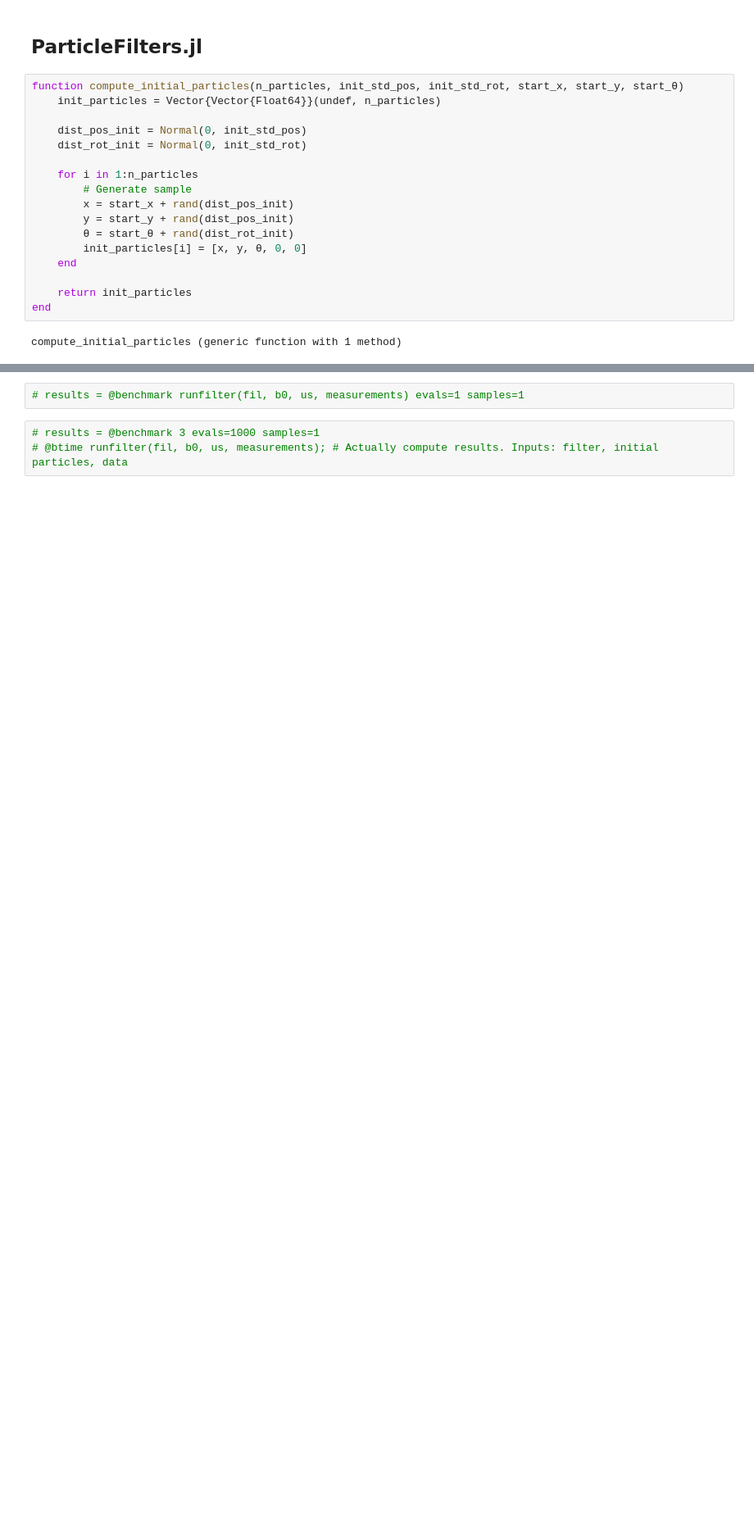
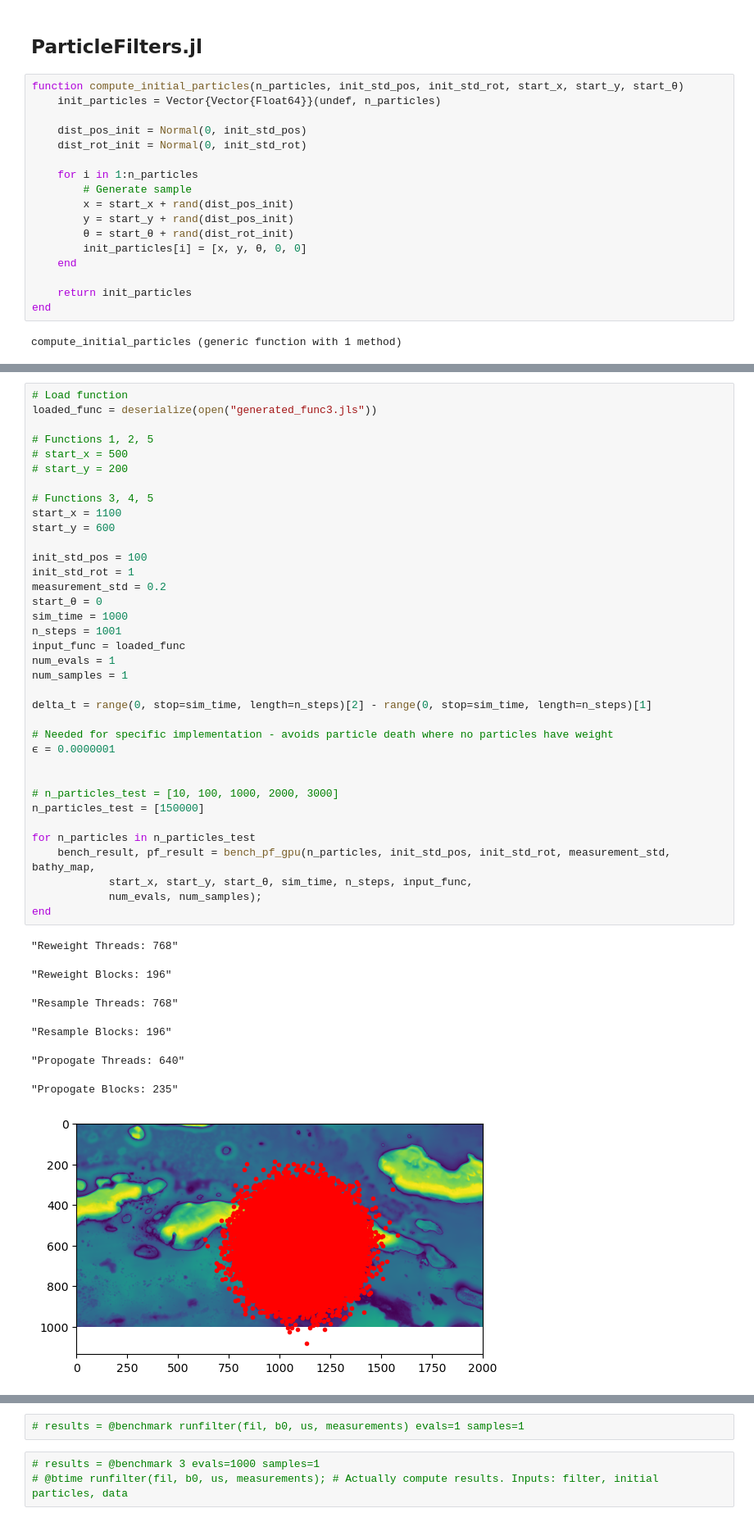
Before and after one commit to AmyPhung/GPUParticleFilter.jl, a Jupyter notebook: benchmarking.ipynb, the cells around one changed output, grey strips where cells are left out. Shown at 82% size. Cells and saved outputs as stored; diff of their text form; blank space fills up the shorter version.

```diff
--- a/benchmarking.ipynb
+++ b/benchmarking.ipynb
@@ -754,0 +623,44 @@ STATE_VEC_SIZE = 5 # x, y, θ, linear velocity, angular velocity
+# %%
+# Load function
+loaded_func = deserialize(open("generated_func3.jls"))
+
+# Functions 1, 2, 5
+# start_x = 500
+# start_y = 200
+
+# Functions 3, 4, 5
+start_x = 1100
+start_y = 600
+
+init_std_pos = 100
+init_std_rot = 1
+measurement_std = 0.2
+start_θ = 0
+sim_time = 1000
+n_steps = 1001
+input_func = loaded_func
+num_evals = 1
+num_samples = 1
+
+delta_t = range(0, stop=sim_time, length=n_steps)[2] - range(0, stop=sim_time, length=n_steps)[1]
+
+# Needed for specific implementation - avoids particle death where no particles have weight
+ϵ = 0.0000001
+
+
+# n_particles_test = [10, 100, 1000, 2000, 3000]
+n_particles_test = [150000]
+
+for n_particles in n_particles_test
+    bench_result, pf_result = bench_pf_gpu(n_particles, init_std_pos, init_std_rot, measurement_std, bathy_map,
+            start_x, start_y, start_θ, sim_time, n_steps, input_func,
+            num_evals, num_samples);
+end
+# %% [output]
+"Reweight Threads: 768"
+"Reweight Blocks: 196"
+"Resample Threads: 768"
+"Resample Blocks: 196"
+"Propogate Threads: 640"
+"Propogate Blocks: 235"
+[figure, added]
```
Also changed, not shown: parts of 51 cells of this notebook.
